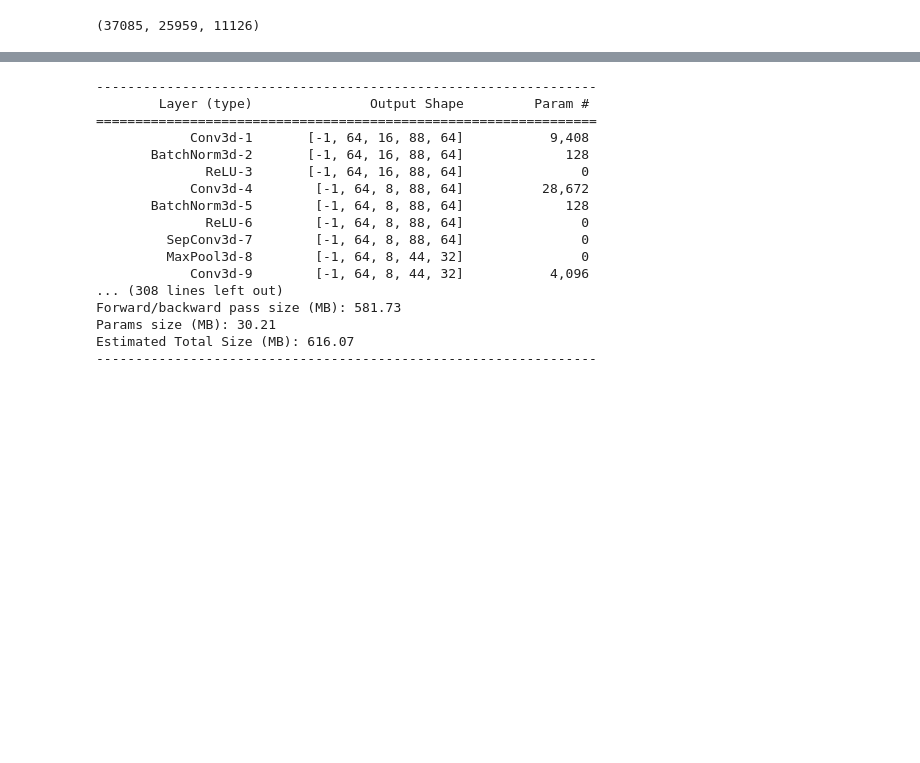
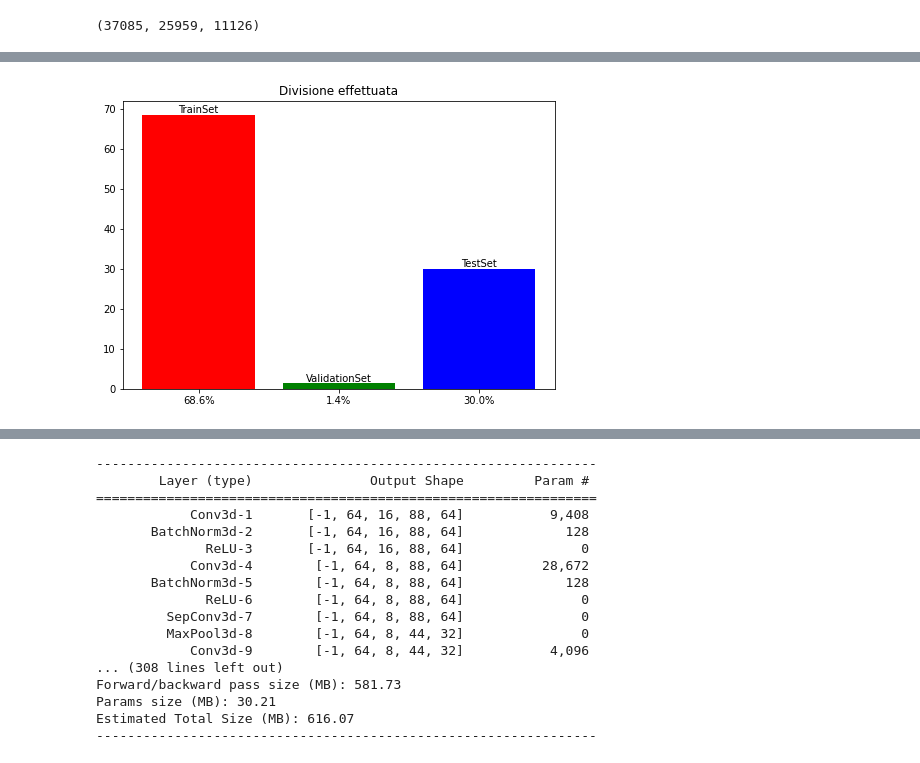
Before and after one commit to Elmaravilla7/ProgettoCV, a Jupyter notebook: Esame204898.ipynb, the cells around one changed output, grey strips where cells are left out. Cells and saved outputs as stored; diff of their text form; code cells hidden in the pictures; blank space fills up the shorter version.

```diff
--- a/Esame204898.ipynb
+++ b/Esame204898.ipynb
@@ -65,3 +77,29 @@ from sklearn.model_selection import train_test_split
 
 X_train, X_val, y_train, y_val = train_test_split(list(annotationTrain.keys()), list(annotationTrain.values()), test_size=0.02, random_state=42)
 X_test,y_test=list(annotationTest.keys()),list(annotationTest.values())
+# %%
+objects=['TrainSet','ValidationSet','TestSet']
+
+a=(len(X_train)/(len(X_train)+len(X_val)+len(X_test)))
+b=(len(X_val)/(len(X_train)+len(X_val)+len(X_test)))
+c=(len(X_test)/(len(X_train)+len(X_val)+len(X_test)))
+
+y_pos=[round(a*100,2),round(b*100,2),round(c*100,2)]
+l=[str(round(a*100,2))+"%",str(round(b*100,2))+"%",str(round(c*100,2))+"%"]
+fig = plt.figure()
+ax = fig.add_axes([0,0,1,1])
+ax.bar(objects,y_pos,color=['red','green','blue'])
+
+ax.set_title('Divisione effettuata')
+ax.set_xticklabels(l)
+rects = ax.patches
+
+
+
+for rect, label in zip(rects, objects):
+    height = rect.get_height()
+    ax.text(rect.get_x() + rect.get_width() / 2, height, label,
+            ha='center', va='bottom')
+plt.show()
+# %% [output]
+[figure, added]
```
Also changed, not shown: parts of 22 cells of this notebook.
